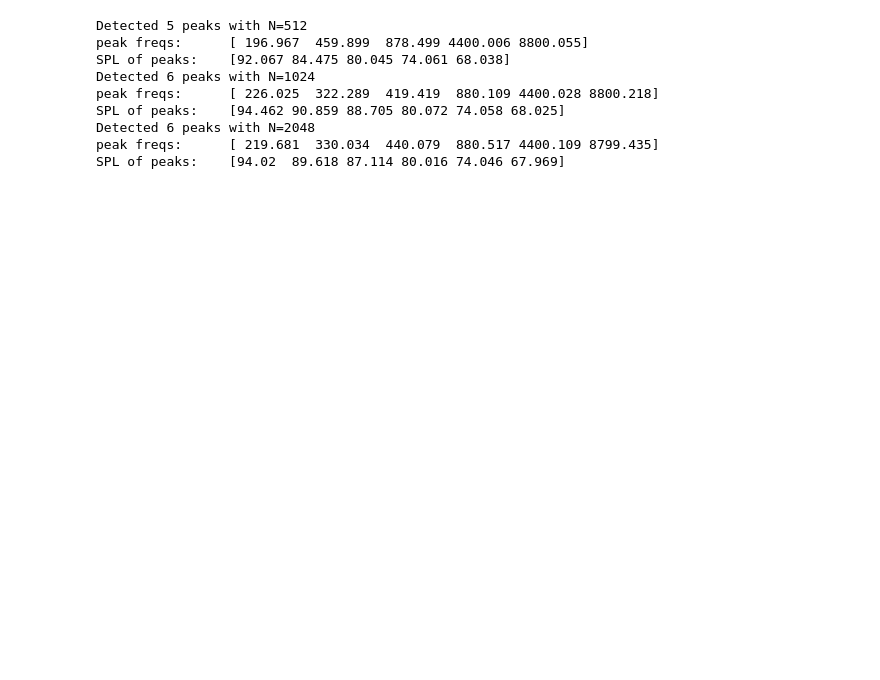
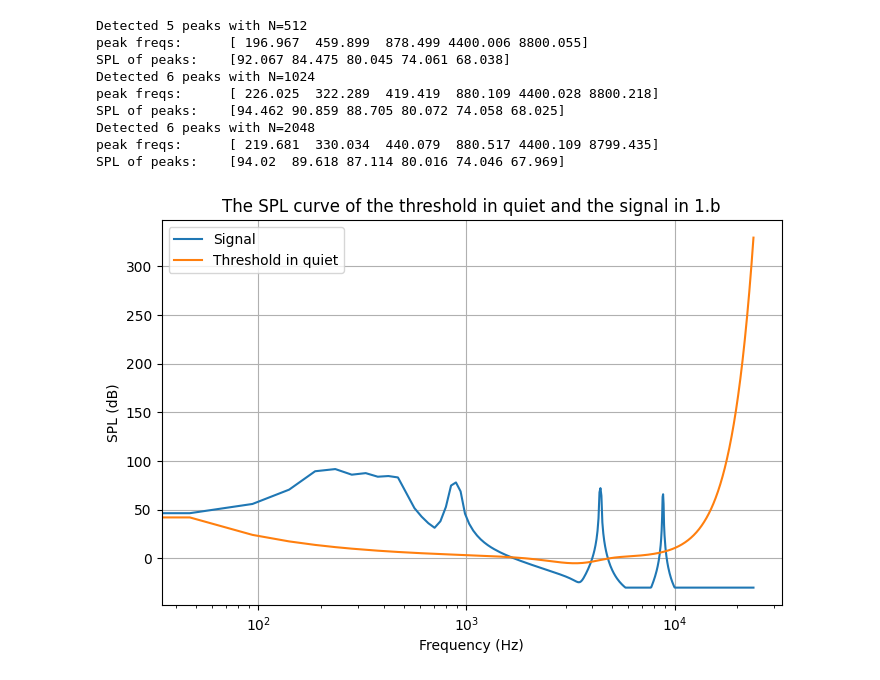
Before and after one commit to aik2mlj/music422-code, a Jupyter notebook: Hw4/src/plots.ipynb, the cells around one changed output. Drawn from its saved outputs; the diff is of its cells as text; code cells hidden in the pictures; blank space fills up the shorter version.

```diff
--- a/Hw4/src/plots.ipynb
+++ b/Hw4/src/plots.ipynb
@@ -99,3 +99,26 @@ SPL of peaks:    [94.462 90.859 88.705 80.072 74.058 68.025]
 Detected 6 peaks with N=2048
 peak freqs:      [ 219.681  330.034  440.079  880.517 4400.109 8799.435]
 SPL of peaks:    [94.02  89.618 87.114 80.016 74.046 67.969]
+# %%
+# 1.c)
+
+N = 1024
+spl = SPLs[1]
+N_half = N // 2
+n_half_array = np.arange(N_half)
+freq_array = n_half_array / N * Fs
+thresh = Thresh(freq_array)
+
+plt.figure(figsize=(8, 5))
+plt.title("The SPL curve of the threshold in quiet and the signal in 1.b")
+plt.xscale("log")
+plt.xlabel("Frequency (Hz)")
+plt.ylabel("SPL (dB)")
+plt.plot(freq_array, spl, label="Signal")
+plt.plot(freq_array, thresh, label="Threshold in quiet")
+
+plt.grid()
+plt.legend()
+plt.show()
+# %% [output]
+[figure, added]
```
Also changed, not shown: parts of 2 cells of this notebook, 4 other files.
